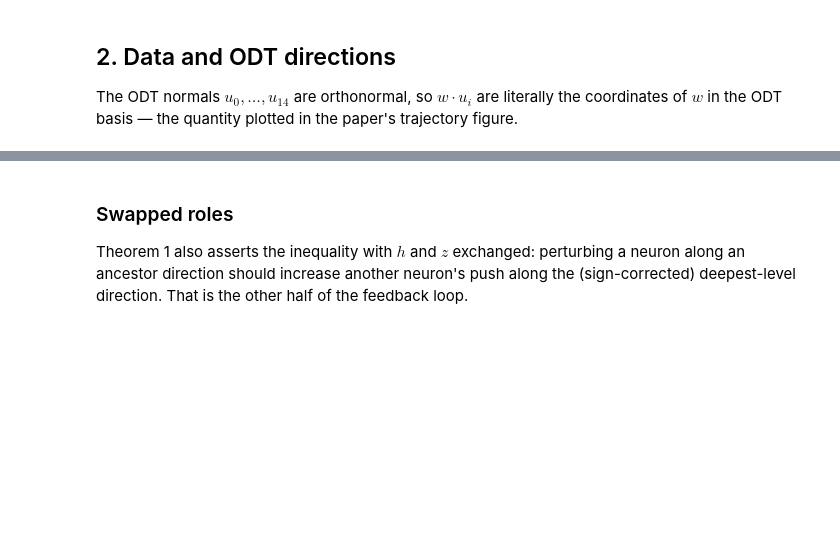
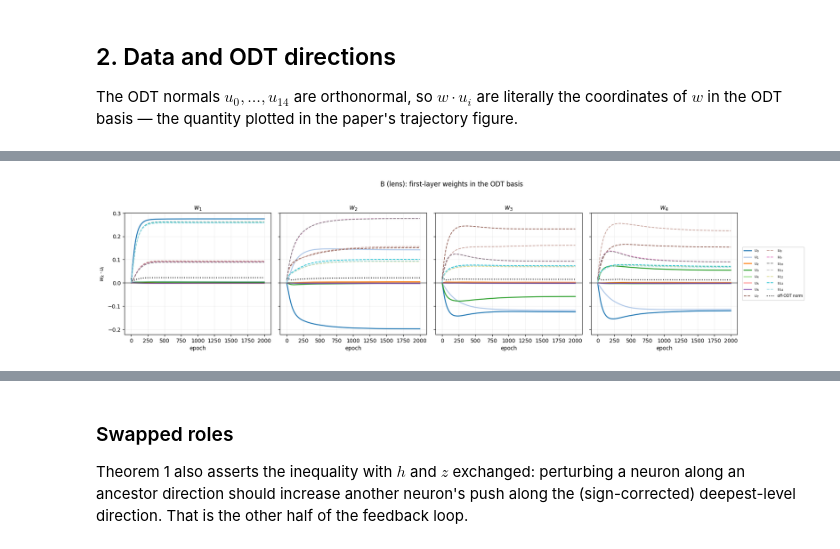
Before and after one commit to HarishGP/layer-lenses, a Jupyter notebook: notebooks/ReLU_single_path_trajectory.ipynb, the cells around one changed output, grey strips where cells are left out. Cells and saved outputs as stored; diff of their text form; code cells hidden in the pictures; blank space fills up the shorter version.

```diff
--- a/notebooks/ReLU_single_path_trajectory.ipynb
+++ b/notebooks/ReLU_single_path_trajectory.ipynb
@@ -754,0 +807,28 @@ plt.show()
+# %%
+def build_frozen_sign_model(
+    w1_init: np.ndarray,
+    *,
+    sign_patterns: np.ndarray = SIGN_PATTERNS,
+    output_signs: np.ndarray = OUTPUT_SIGNS_B,
+) -> ReLUMLP:
+    """ReLU MLP with hand-set first layer and frozen sign-pattern / output layers."""
+    model = ReLUMLP(input_dim=DIM, hidden_dims=[WIDTH_1, WIDTH_2], bias=False)
+    with torch.no_grad():
+        model.hidden_layers[0].weight.copy_(torch.as_tensor(w1_init, dtype=torch.float32))
+        model.hidden_layers[1].weight.copy_(torch.as_tensor(sign_patterns, dtype=torch.float32))
+        model.output_layer.weight.copy_(
+            torch.as_tensor(output_signs, dtype=torch.float32).reshape(1, WIDTH_2)
+        )
+    return model
+
+
+coeffs_B = INIT_COEFFS                      # override here for a different init in B
+model_B = build_frozen_sign_model(build_first_layer_weights(coeffs_B, tree))
+
+out_B = train_first_layer(model_B)
+ckpts_B = out_B["checkpoint_snapshots"]
+epochs_B = sorted(ckpts_B)
+FINAL_EPOCH_B = epochs_B[-1]
+
+print("checkpoints:", len(epochs_B), "final epoch:", FINAL_EPOCH_B)
+pd.DataFrame(collect_start_end_metrics(as_run(out_B)))
@@ -754,0 +875,13 @@ plt.show()
+# %%
+traj_epochs_B, traj_coords_B, traj_residual_B, traj_norms_B = odt_coordinate_trajectories(ckpts_B)
+
+fig_param_B, _ = plot_odt_trajectories(
+    traj_epochs_B,
+    traj_coords_B,
+    residual=traj_residual_B,
+    ylabel=r"$w_k \cdot u_i$",
+    suptitle="B (lens): first-layer weights in the ODT basis",
+)
+plt.show()
+# %% [output]
+[figure, added]
```
Also changed, not shown: parts of 71 cells of this notebook, 3 other files.
